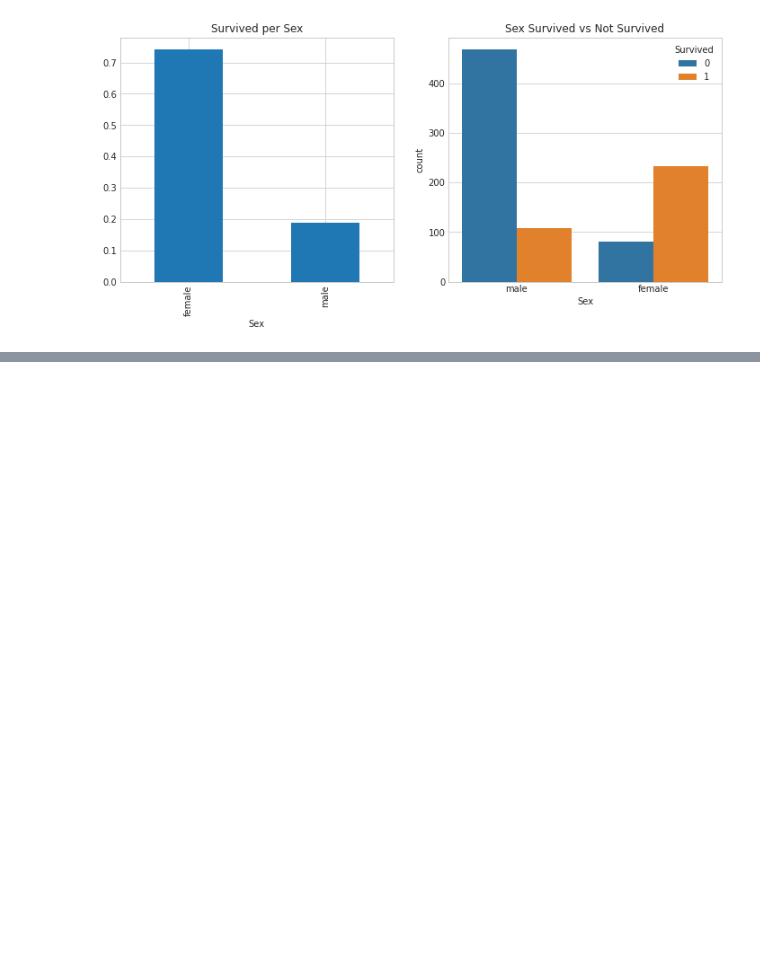
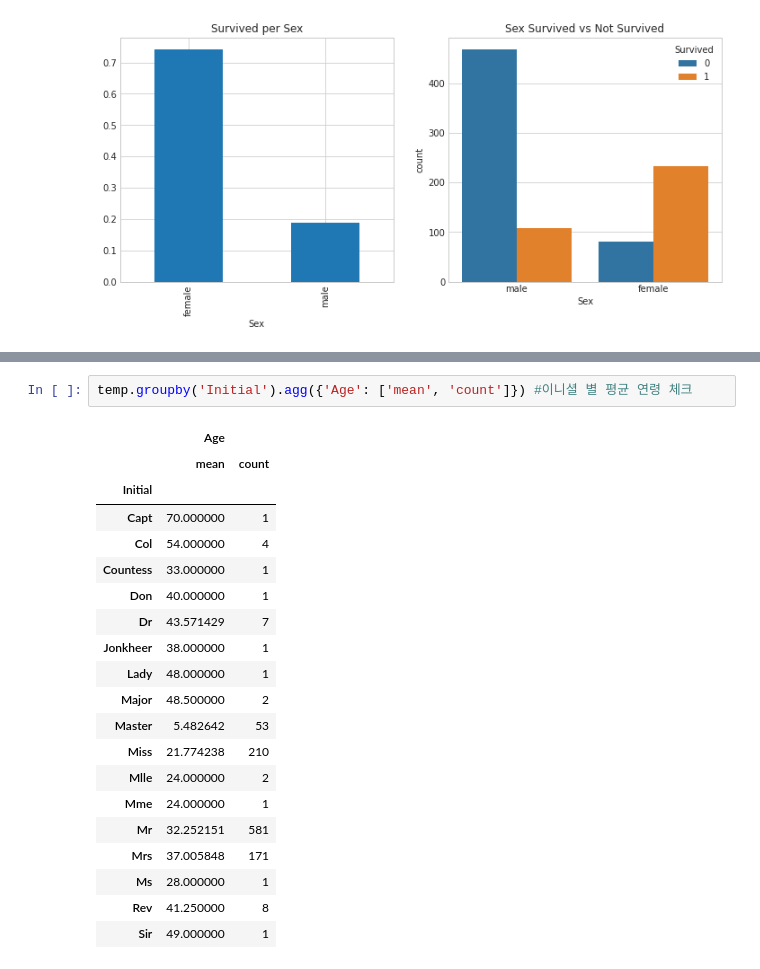
Before and after one commit to SoonKi-Eun/Kaggle, a Jupyter notebook: titanic-test-1.ipynb, the cells around one changed output, grey strips where cells are left out. Cells and saved outputs as stored; diff of their text form; blank space fills up the shorter version.

```diff
--- a/titanic-test-1.ipynb
+++ b/titanic-test-1.ipynb
@@ -449,0 +492,23 @@ bag('Sex','Survived','Survived per Sex','Sex Survived vs Not Survived')
+# %%
+temp.groupby('Initial').agg({'Age': ['mean', 'count']}) #이니셜 별 평균 연령 체크
+# %% [output]
+|  | Age |  |
+|  | mean | count |
+| Initial |  |  |
+| Capt | 70.000000 | 1 |
+| Col | 54.000000 | 4 |
+| Countess | 33.000000 | 1 |
+| Don | 40.000000 | 1 |
+| Dr | 43.571429 | 7 |
+| Jonkheer | 38.000000 | 1 |
+| Lady | 48.000000 | 1 |
+| Major | 48.500000 | 2 |
+| Master | 5.482642 | 53 |
+| Miss | 21.774238 | 210 |
+| Mlle | 24.000000 | 2 |
+| Mme | 24.000000 | 1 |
+| Mr | 32.252151 | 581 |
+| Mrs | 37.005848 | 171 |
+| Ms | 28.000000 | 1 |
+| Rev | 41.250000 | 8 |
+| Sir | 49.000000 | 1 |
```
Also changed, not shown: parts of 6 cells of this notebook.
